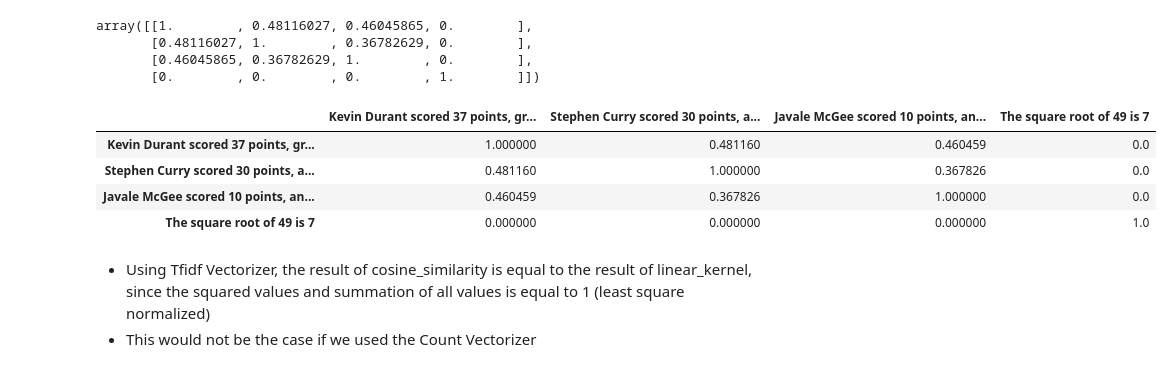
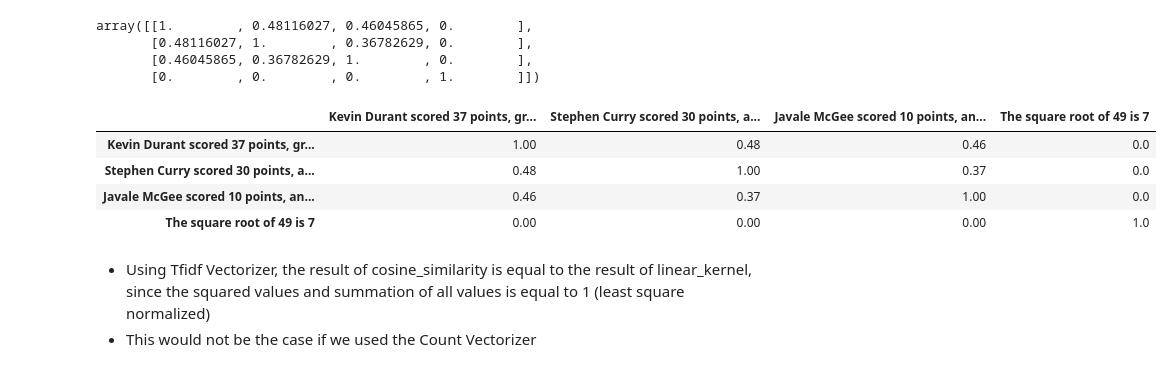
Before and after one commit to bnsevy/Personal-Tutorials, a Jupyter notebook: Natural Language Processing/NLP.ipynb, the cells around one changed output. Cells and saved outputs as stored; diff of their text form; code cells hidden in the pictures.

```diff
--- a/Natural Language Processing/NLP.ipynb
+++ b/Natural Language Processing/NLP.ipynb
@@ -428,18 +428,18 @@ array([[1.        , 0.48116027, 0.46045865, 0.        ],
 # %%
 # Turn cosine similarity 2D array into a Pandas DataFrame
 df = pd.DataFrame(
     cosine_similarity(df, df),
     columns = player_list,
     index = player_list
 )
 
-df
+round(df, 2)
 # %% [output]
 |  | Kevin Durant scored 37 points, gr... | Stephen Curry scored 30 points, a... | Javale McGee scored 10 points, an... | The square root of 49 is 7 |
-| Kevin Durant scored 37 points, gr... | 1.000000 | 0.481160 | 0.460459 | 0.0 |
-| Stephen Curry scored 30 points, a... | 0.481160 | 1.000000 | 0.367826 | 0.0 |
-| Javale McGee scored 10 points, an... | 0.460459 | 0.367826 | 1.000000 | 0.0 |
-| The square root of 49 is 7 | 0.000000 | 0.000000 | 0.000000 | 1.0 |
+| Kevin Durant scored 37 points, gr... | 1.00 | 0.48 | 0.46 | 0.0 |
+| Stephen Curry scored 30 points, a... | 0.48 | 1.00 | 0.37 | 0.0 |
+| Javale McGee scored 10 points, an... | 0.46 | 0.37 | 1.00 | 0.0 |
+| The square root of 49 is 7 | 0.00 | 0.00 | 0.00 | 1.0 |
 # %% [markdown]
 - Using Tfidf Vectorizer, the result of cosine_similarity is equal to the result of linear_kernel, since the squared values and summation of all values is equal to 1 (least square normalized)
 - This would not be the case if we used the Count Vectorizer
```
